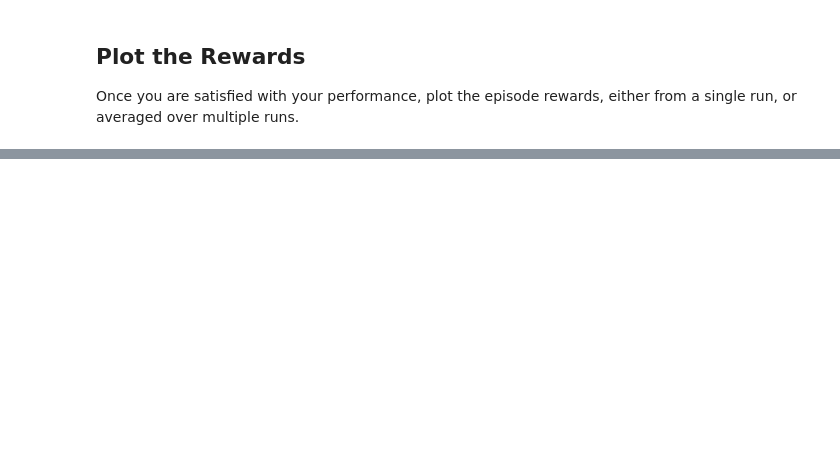
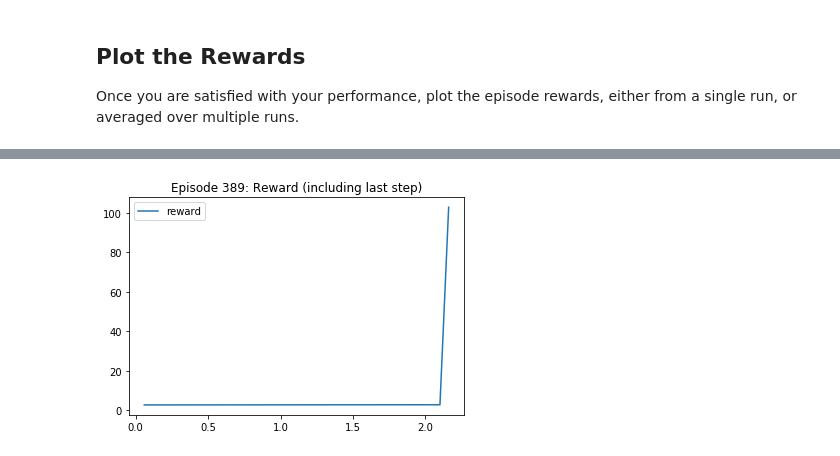
Before and after one commit to glungu/udacity-machine-learning, a Jupyter notebook: reinforcement-learning/quadcopter/Quadcopter_Project.ipynb, the cells around one changed output, grey strips where cells are left out. Saved outputs shown, nothing was run; the diff lists cells and outputs as text; code cells hidden in the pictures; blank space fills up the shorter version.

```diff
--- a/reinforcement-learning/quadcopter/Quadcopter_Project.ipynb
+++ b/reinforcement-learning/quadcopter/Quadcopter_Project.ipynb
@@ -303,0 +332,7 @@ Once you are satisfied with your performance, plot the episode rewards, either f
+# %%
+plt.plot(results['time'], results['reward'], label='reward')
+plt.legend()
+plt.title('Episode 389: Reward (including last step)')
+_ = plt.ylim()
+# %% [output]
+[figure, added]
```
Also changed, not shown: parts of 13 cells of this notebook, 1 other file.
